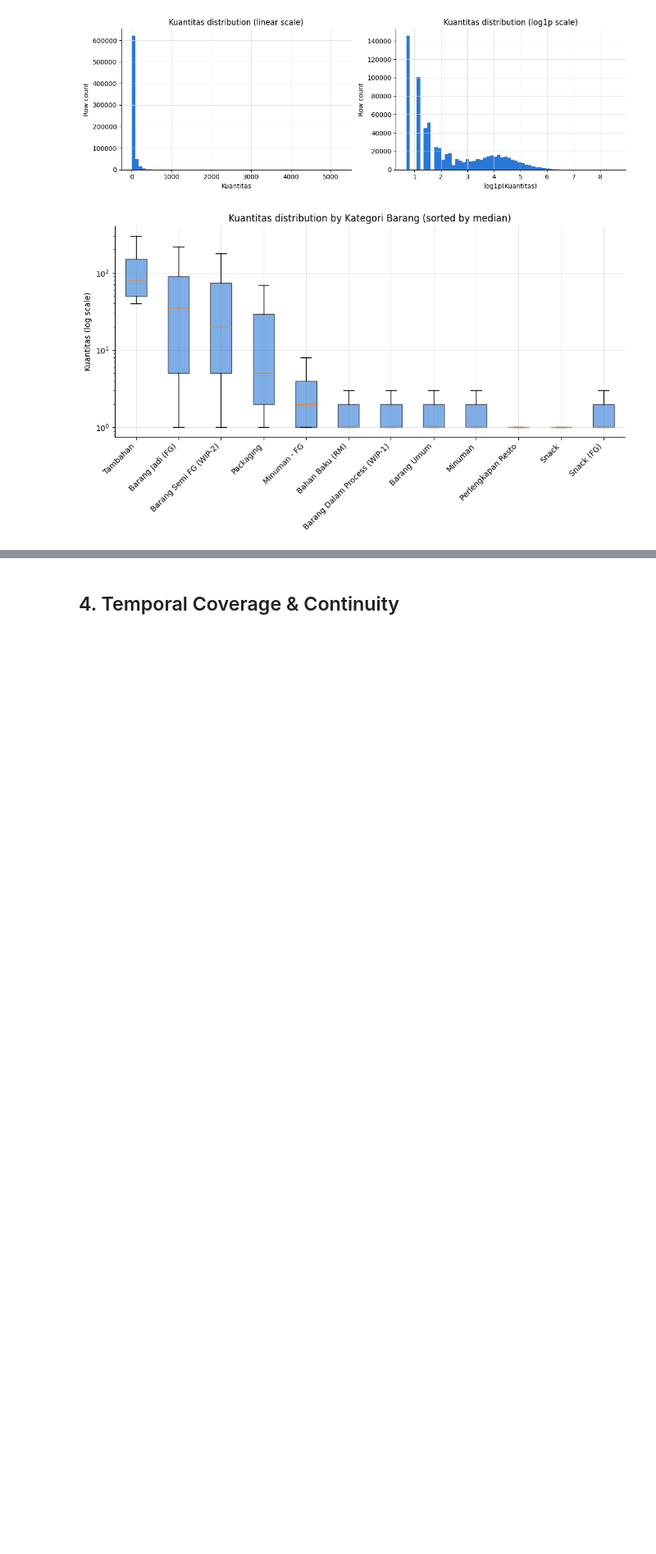
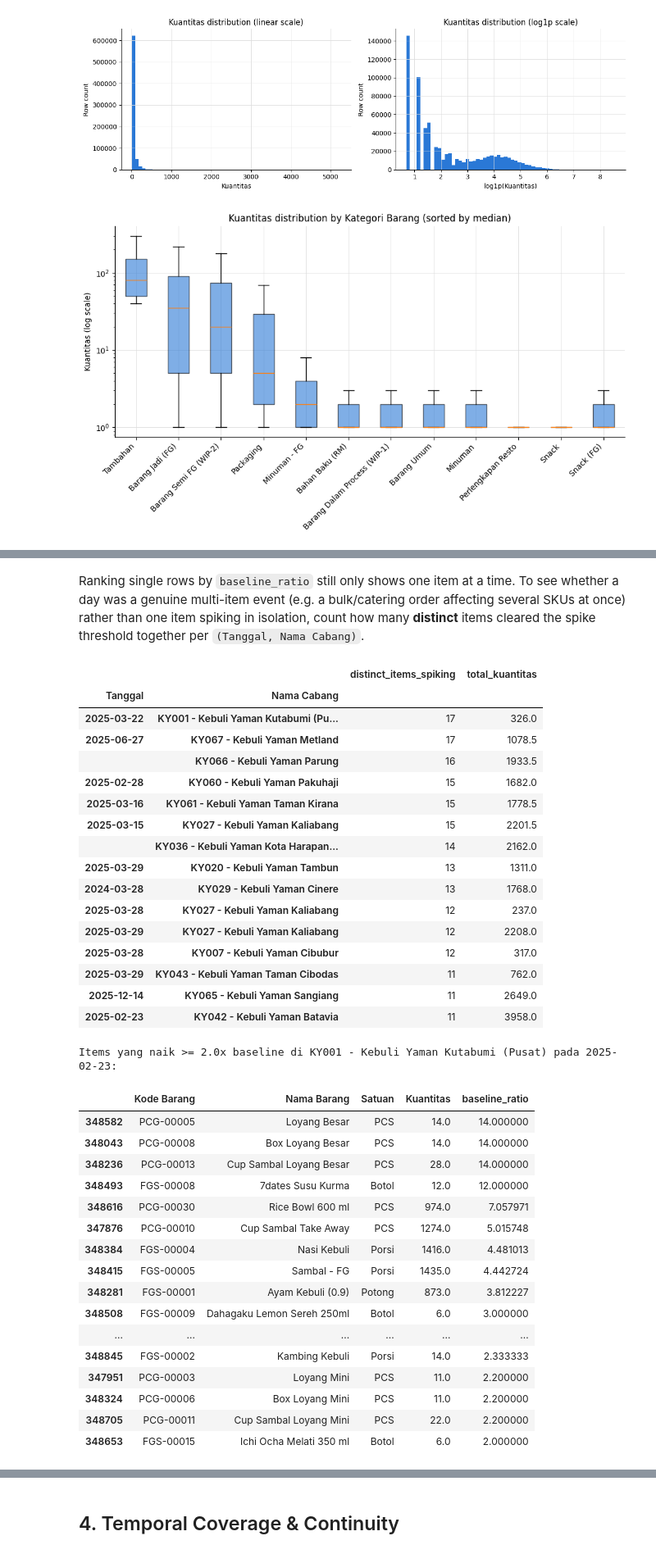
Before and after one commit to ramapdp/forecast-scm, a Jupyter notebook: notebook/eda.ipynb, the cells around one changed output, grey strips where cells are left out. Shown at 82% size. Drawn from its saved outputs; the diff is of its cells as text; code cells hidden in the pictures; blank space fills up the shorter version.

```diff
--- a/notebook/eda.ipynb
+++ b/notebook/eda.ipynb
@@ -346,0 +393,71 @@ display(extreme_rows)
+# %% [markdown]
+Ranking single rows by `baseline_ratio` still only shows one item at a time. To see whether a
+day was a genuine multi-item event (e.g. a bulk/catering order affecting several SKUs at once)
+rather than one item spiking in isolation, count how many **distinct** items cleared the spike
+threshold together per `(Tanggal, Nama Cabang)`.
+# %%
+SPIKE_RATIO_THRESHOLD = 5.0  # >= 5x an item-branch pair's own historical median, used to count event days
+DETAIL_RATIO_THRESHOLD = 2.0  # lower bar for the single-day basket view below, so mid-size spikes aren't hidden
+
+spikes = eligible[eligible["baseline_ratio"] >= SPIKE_RATIO_THRESHOLD]
+
+event_days = (
+    spikes.groupby(["Tanggal", "Nama Cabang"], observed=True)
+    .agg(distinct_items_spiking=("Kode Barang", "nunique"), total_kuantitas=("Kuantitas", "sum"))
+    .sort_values("distinct_items_spiking", ascending=False)
+)
+display(event_days.head(15))
+
+# Full basket for the 2025-02-23 KY001 event discussed above: does Ayam Kebuli / Rice Bowl
+# show up here even though they weren't in the raw nlargest(20, "Kuantitas") table?
+EXAMPLE_DATE = pd.Timestamp("2025-02-23")
+EXAMPLE_BRANCH = "KY001 - Kebuli Yaman Kutabumi (Pusat)"
+detail = eligible[
+    (eligible["Tanggal"] == EXAMPLE_DATE)
+    & (eligible["Nama Cabang"] == EXAMPLE_BRANCH)
+    & (eligible["baseline_ratio"] >= DETAIL_RATIO_THRESHOLD)
+]
+print(
+    f"Items yang naik >= {DETAIL_RATIO_THRESHOLD}x baseline di {EXAMPLE_BRANCH} "
+    f"pada {EXAMPLE_DATE.date()}:"
+)
+display(
+    detail[["Kode Barang", "Nama Barang", "Satuan", "Kuantitas", "baseline_ratio"]]
+    .sort_values("baseline_ratio", ascending=False)
+)
+# %% [output]
+|  |  | distinct_items_spiking | total_kuantitas |
+| Tanggal | Nama Cabang |  |  |
+| 2025-03-22 | KY001 - Kebuli Yaman Kutabumi (Pu... | 17 | 326.0 |
+| 2025-06-27 | KY067 - Kebuli Yaman Metland | 17 | 1078.5 |
+|  | KY066 - Kebuli Yaman Parung | 16 | 1933.5 |
+| 2025-02-28 | KY060 - Kebuli Yaman Pakuhaji | 15 | 1682.0 |
+| 2025-03-16 | KY061 - Kebuli Yaman Taman Kirana | 15 | 1778.5 |
+| 2025-03-15 | KY027 - Kebuli Yaman Kaliabang | 15 | 2201.5 |
+|  | KY036 - Kebuli Yaman Kota Harapan... | 14 | 2162.0 |
+| 2025-03-29 | KY020 - Kebuli Yaman Tambun | 13 | 1311.0 |
+| 2024-03-28 | KY029 - Kebuli Yaman Cinere | 13 | 1768.0 |
+| 2025-03-28 | KY027 - Kebuli Yaman Kaliabang | 12 | 237.0 |
+| 2025-03-29 | KY027 - Kebuli Yaman Kaliabang | 12 | 2208.0 |
+| 2025-03-28 | KY007 - Kebuli Yaman Cibubur | 12 | 317.0 |
+| 2025-03-29 | KY043 - Kebuli Yaman Taman Cibodas | 11 | 762.0 |
+| 2025-12-14 | KY065 - Kebuli Yaman Sangiang | 11 | 2649.0 |
+| 2025-02-23 | KY042 - Kebuli Yaman Batavia | 11 | 3958.0 |
+Items yang naik >= 2.0x baseline di KY001 - Kebuli Yaman Kutabumi (Pusat) pada 2025-02-23:
+|  | Kode Barang | Nama Barang | Satuan | Kuantitas | baseline_ratio |
+| 348582 | PCG-00005 | Loyang Besar | PCS | 14.0 | 14.000000 |
+| 348043 | PCG-00008 | Box Loyang Besar | PCS | 14.0 | 14.000000 |
+| 348236 | PCG-00013 | Cup Sambal Loyang Besar | PCS | 28.0 | 14.000000 |
+| 348493 | FGS-00008 | 7dates Susu Kurma | Botol | 12.0 | 12.000000 |
+| 348616 | PCG-00030 | Rice Bowl 600 ml | PCS | 974.0 | 7.057971 |
+| 347876 | PCG-00010 | Cup Sambal Take Away | PCS | 1274.0 | 5.015748 |
+| 348384 | FGS-00004 | Nasi Kebuli | Porsi | 1416.0 | 4.481013 |
+| 348415 | FGS-00005 | Sambal - FG | Porsi | 1435.0 | 4.442724 |
+| 348281 | FGS-00001 | Ayam Kebuli (0.9) | Potong | 873.0 | 3.812227 |
+| 348508 | FGS-00009 | Dahagaku Lemon Sereh 250ml | Botol | 6.0 | 3.000000 |
+| ... | ... | ... | ... | ... | ... |
+| 348845 | FGS-00002 | Kambing Kebuli | Porsi | 14.0 | 2.333333 |
+| 347951 | PCG-00003 | Loyang Mini | PCS | 11.0 | 2.200000 |
+| 348324 | PCG-00006 | Box Loyang Mini | PCS | 11.0 | 2.200000 |
+| 348705 | PCG-00011 | Cup Sambal Loyang Mini | PCS | 22.0 | 2.200000 |
+| 348653 | FGS-00015 | Ichi Ocha Melati 350 ml | Botol | 6.0 | 2.000000 |
```
Also changed, not shown: parts of 6 cells of this notebook, 4 other files.
